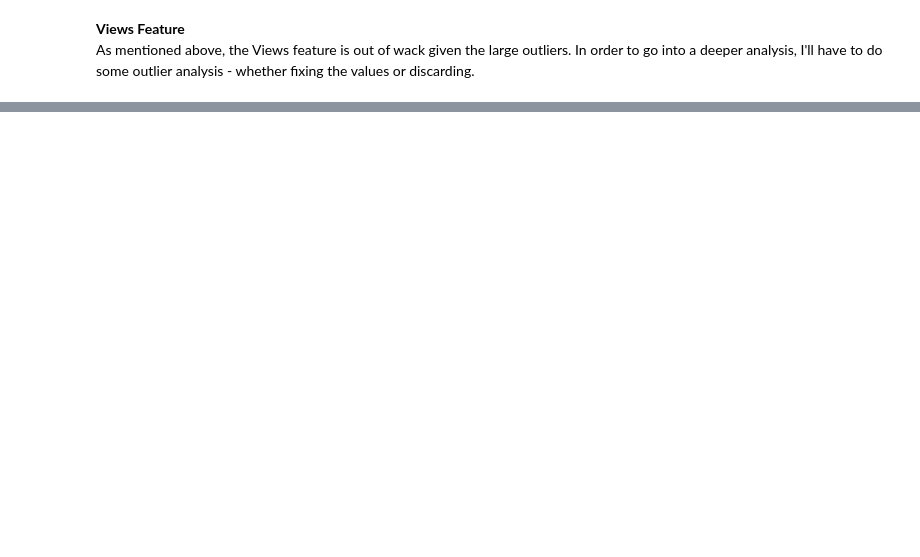
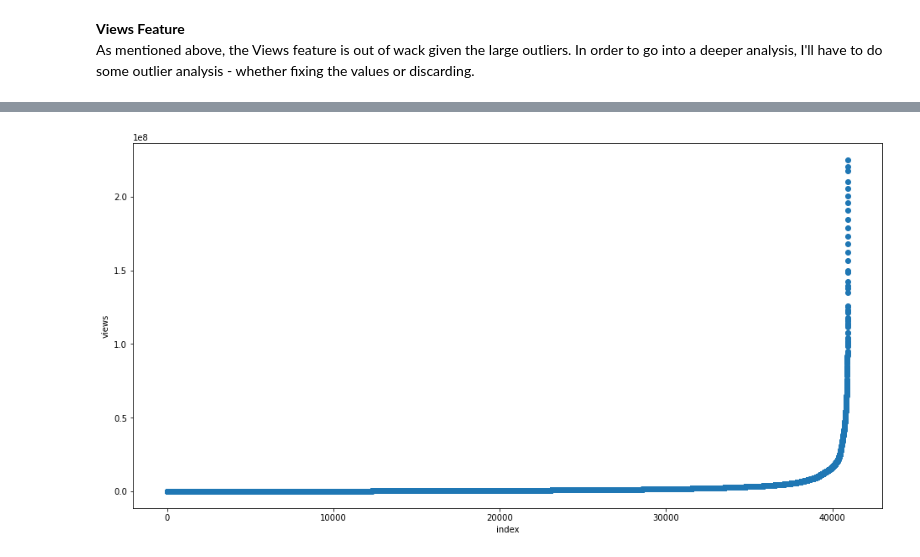
Before and after one commit to christianbm1/ds-ytViews, a Jupyter notebook: Project YouTuber.ipynb, the cells around one changed output, grey strips where cells are left out. Drawn from its saved outputs; the diff is of its cells as text; code cells hidden in the pictures; blank space fills up the shorter version.

```diff
--- a/Project YouTuber.ipynb
+++ b/Project YouTuber.ipynb
@@ -276,0 +258,9 @@ array([3792093, 3791698, 3790966, 3790933, 3790135, 3790073, 3789495,
+# %%
+import matplotlib.pyplot as plt
+fig, ax = plt.subplots(figsize=(16,8))
+ax.scatter(df_use.index, np.sort(df_use['views']))
+ax.set_xlabel('index')
+ax.set_ylabel('views')
+plt.show()
+# %% [output]
+[figure, added]
```
Also changed, not shown: parts of 22 cells of this notebook.
